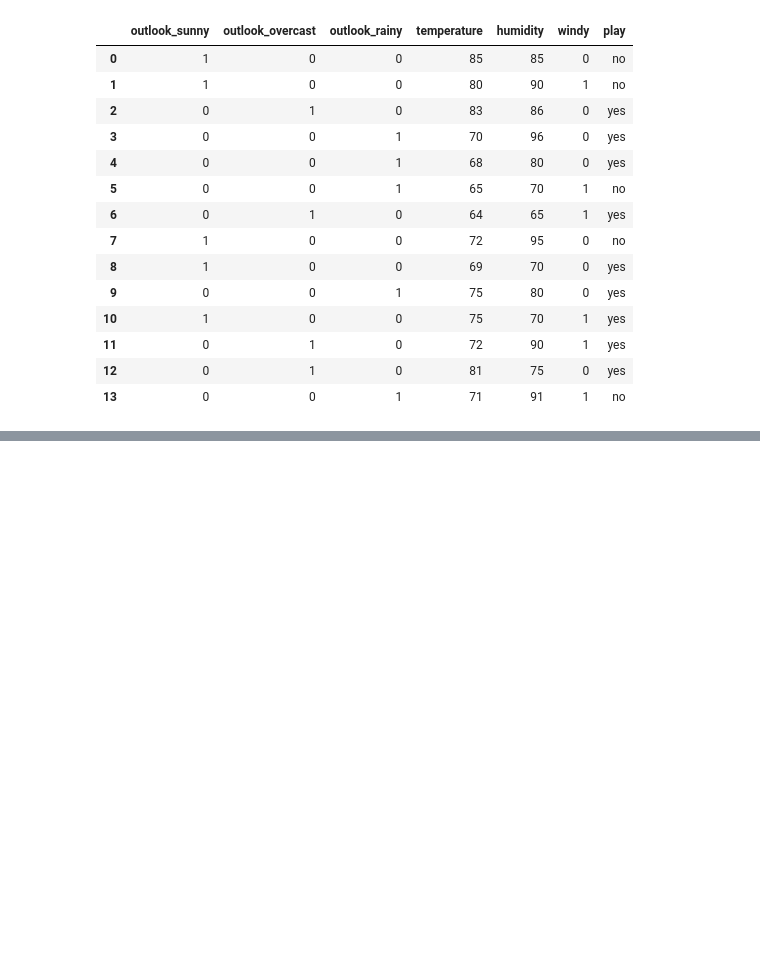
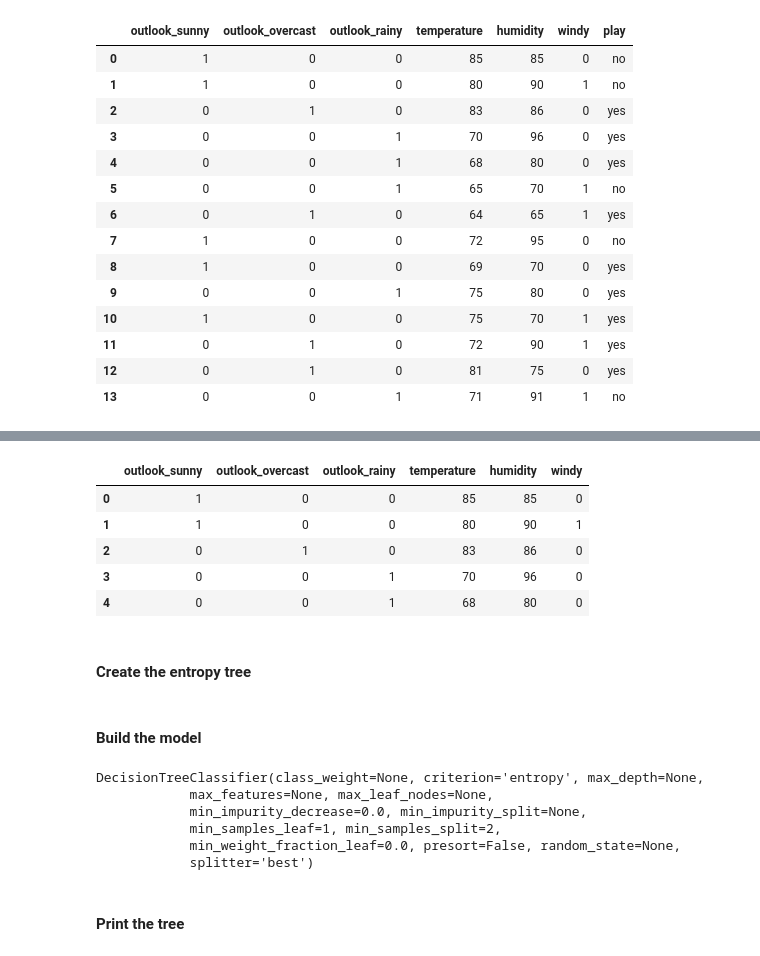
Before and after one commit to HexRoy/CSC310-A3, a Jupyter notebook: Notebook.ipynb, the cells around one changed output, grey strips where cells are left out. Saved outputs shown, nothing was run; the diff lists cells and outputs as text; code cells hidden in the pictures; blank space fills up the shorter version.

```diff
--- a/Notebook.ipynb
+++ b/Notebook.ipynb
@@ -27,0 +41,13 @@ tennis_dtree = tree.DecisionTreeClassifier(criterion='entropy')
+# %%
+tennis_numerical = tennis_df.drop(['play'], axis=1)
+# %%
+tennis_numerical.head()
+# %% [output]
+|  | outlook_sunny | outlook_overcast | outlook_rainy | temperature | humidity | windy |
+| 0 | 1 | 0 | 0 | 85 | 85 | 0 |
+| 1 | 1 | 0 | 0 | 80 | 90 | 1 |
+| 2 | 0 | 1 | 0 | 83 | 86 | 0 |
+| 3 | 0 | 0 | 1 | 70 | 96 | 0 |
+| 4 | 0 | 0 | 1 | 68 | 80 | 0 |
+# %% [markdown]
+#### Create the entropy tree
@@ -27,0 +56,13 @@ tennis_dtree = tree.DecisionTreeClassifier(criterion='entropy')
+# %% [markdown]
+#### Build the model
+# %%
+tennis_dtree.fit(tennis_numerical, tennis_categorical)
+# %% [output]
+DecisionTreeClassifier(class_weight=None, criterion='entropy', max_depth=None,
+            max_features=None, max_leaf_nodes=None,
+            min_impurity_decrease=0.0, min_impurity_split=None,
+            min_samples_leaf=1, min_samples_split=2,
+            min_weight_fraction_leaf=0.0, presort=False, random_state=None,
+            splitter='best')
+# %% [markdown]
+#### Print the tree
```
Also changed, not shown: parts of 18 cells of this notebook, 2 other files.
